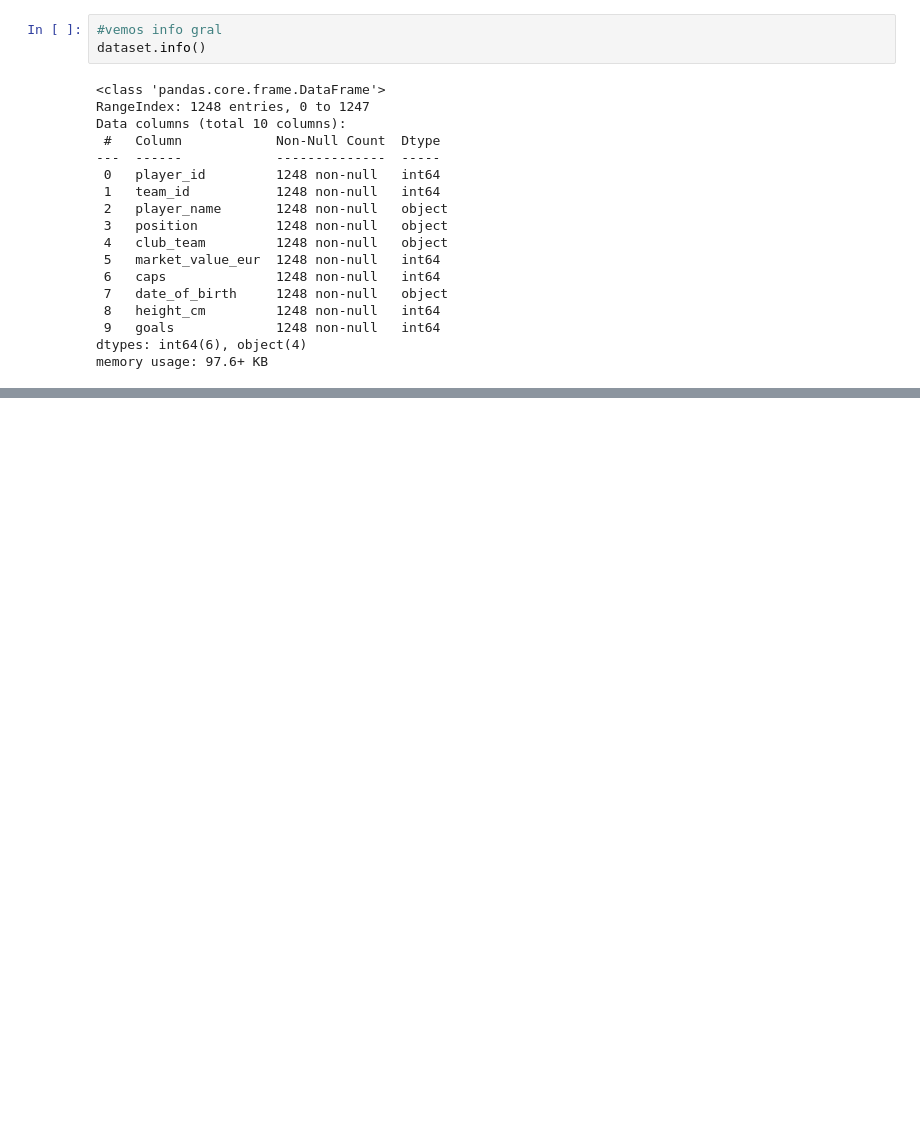
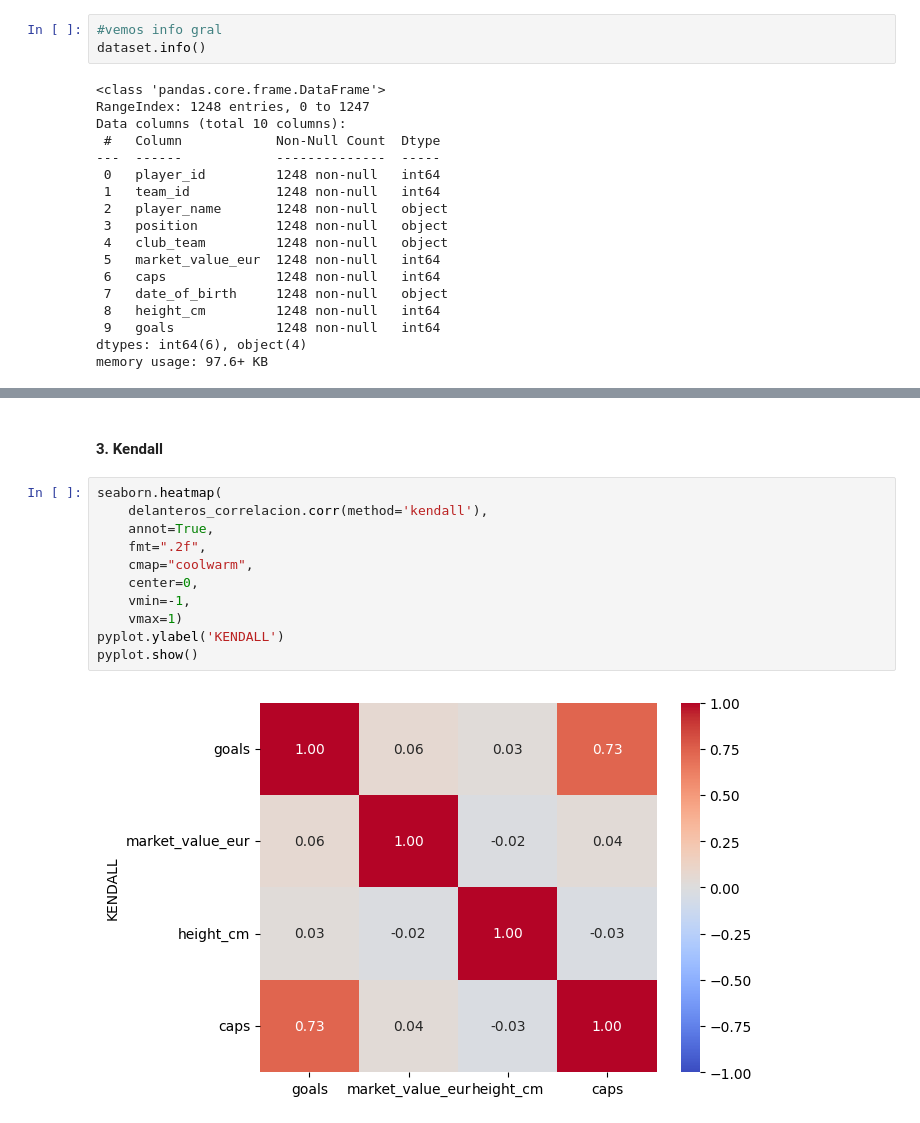
Before and after one commit to joaquincernik/inteligencia-artificial, a Jupyter notebook: practico2/practico2.ipynb, the cells around one changed output, grey strips where cells are left out. Drawn from its saved outputs; the diff is of its cells as text; blank space fills up the shorter version.

```diff
--- a/practico2/practico2.ipynb
+++ b/practico2/practico2.ipynb
@@ -51,0 +201,15 @@ memory usage: 97.6+ KB
+# %% [markdown]
+#### 3. Kendall
+# %%
+seaborn.heatmap(
+    delanteros_correlacion.corr(method='kendall'),
+    annot=True,
+    fmt=".2f",
+    cmap="coolwarm",
+    center=0,
+    vmin=-1,
+    vmax=1)
+pyplot.ylabel('KENDALL')
+pyplot.show()
+# %% [output]
+[figure, added]
```
Also changed, not shown: parts of 19 cells of this notebook, 1 other file.
